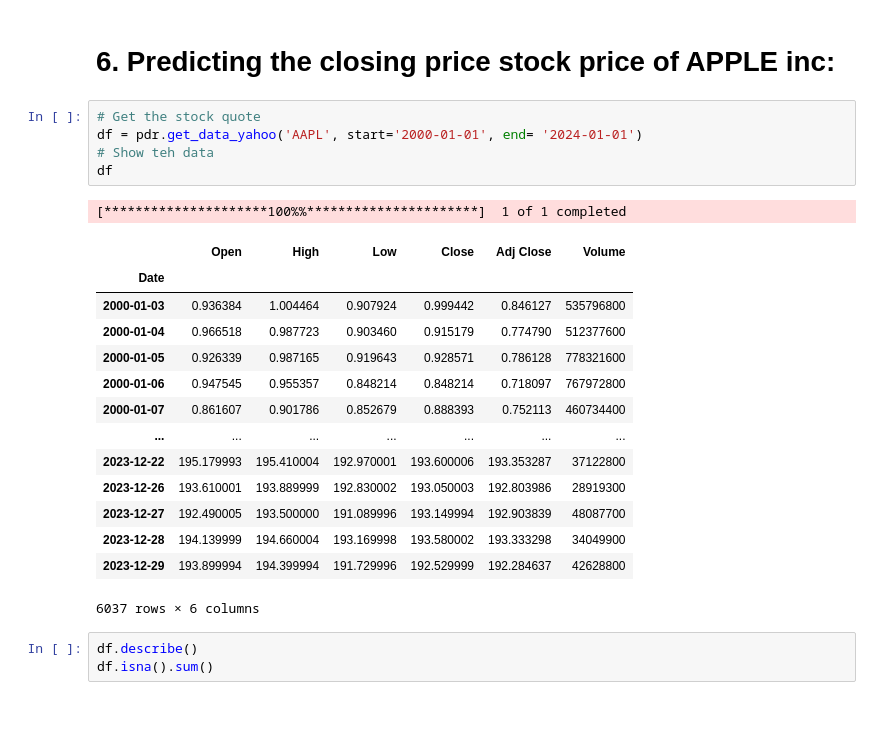
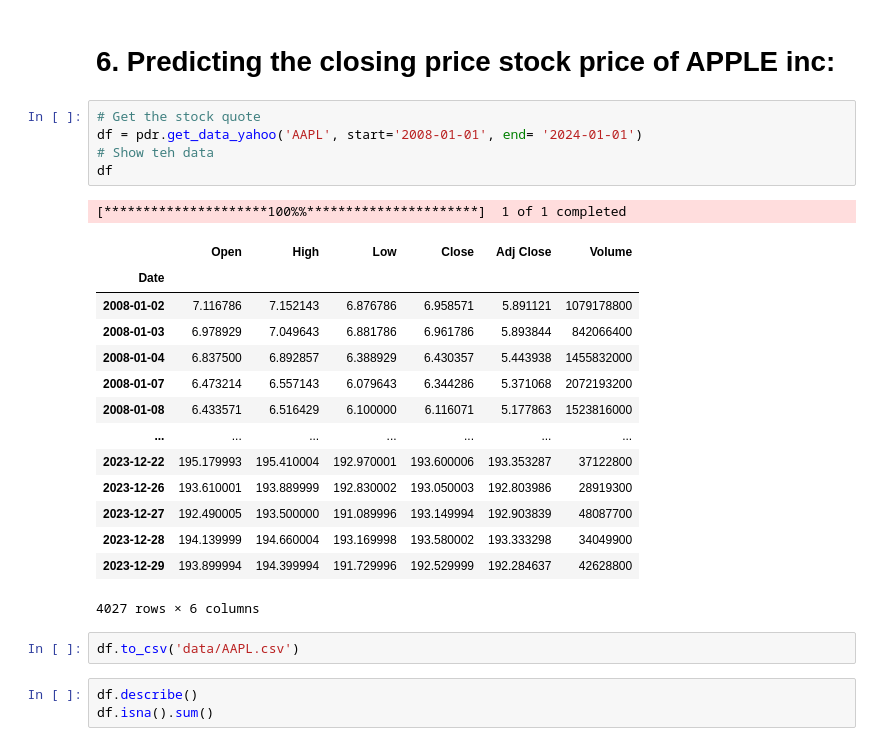
Before and after one commit to Henrywalker2002/stock_prediction, a Jupyter notebook: merge-LSTM-CNN_LSTM.ipynb, the cells around one changed output. Drawn from its saved outputs; the diff is of its cells as text; blank space fills up the shorter version.

```diff
--- a/merge-LSTM-CNN_LSTM.ipynb
+++ b/merge-LSTM-CNN_LSTM.ipynb
@@ -369,25 +390,27 @@ for label, x, y in zip(rets.columns, rets.mean(), rets.std()):
 # 6. Predicting the closing price stock price of APPLE inc:
 # %%
 # Get the stock quote
-df = pdr.get_data_yahoo('AAPL', start='2000-01-01', end= '2024-01-01')
+df = pdr.get_data_yahoo('AAPL', start='2008-01-01', end= '2024-01-01')
 # Show teh data
 df
 # %% [output]
 [*********************100%%**********************]  1 of 1 completed
 |  | Open | High | Low | Close | Adj Close | Volume |
 | Date |  |  |  |  |  |  |
-| 2000-01-03 | 0.936384 | 1.004464 | 0.907924 | 0.999442 | 0.846127 | 535796800 |
-| 2000-01-04 | 0.966518 | 0.987723 | 0.903460 | 0.915179 | 0.774790 | 512377600 |
-| 2000-01-05 | 0.926339 | 0.987165 | 0.919643 | 0.928571 | 0.786128 | 778321600 |
-| 2000-01-06 | 0.947545 | 0.955357 | 0.848214 | 0.848214 | 0.718097 | 767972800 |
-| 2000-01-07 | 0.861607 | 0.901786 | 0.852679 | 0.888393 | 0.752113 | 460734400 |
+| 2008-01-02 | 7.116786 | 7.152143 | 6.876786 | 6.958571 | 5.891121 | 1079178800 |
+| 2008-01-03 | 6.978929 | 7.049643 | 6.881786 | 6.961786 | 5.893844 | 842066400 |
+| 2008-01-04 | 6.837500 | 6.892857 | 6.388929 | 6.430357 | 5.443938 | 1455832000 |
+| 2008-01-07 | 6.473214 | 6.557143 | 6.079643 | 6.344286 | 5.371068 | 2072193200 |
+| 2008-01-08 | 6.433571 | 6.516429 | 6.100000 | 6.116071 | 5.177863 | 1523816000 |
 | ... | ... | ... | ... | ... | ... | ... |
 | 2023-12-22 | 195.179993 | 195.410004 | 192.970001 | 193.600006 | 193.353287 | 37122800 |
 | 2023-12-26 | 193.610001 | 193.889999 | 192.830002 | 193.050003 | 192.803986 | 28919300 |
 | 2023-12-27 | 192.490005 | 193.500000 | 191.089996 | 193.149994 | 192.903839 | 48087700 |
 | 2023-12-28 | 194.139999 | 194.660004 | 193.169998 | 193.580002 | 193.333298 | 34049900 |
 | 2023-12-29 | 193.899994 | 194.399994 | 191.729996 | 192.529999 | 192.284637 | 42628800 |
-6037 rows × 6 columns
+4027 rows × 6 columns
+# %%
+df.to_csv('data/AAPL.csv')
 # %%
 df.describe()
 df.isna().sum()
```
Also changed, not shown: parts of 10 cells of this notebook, 6 other files.
